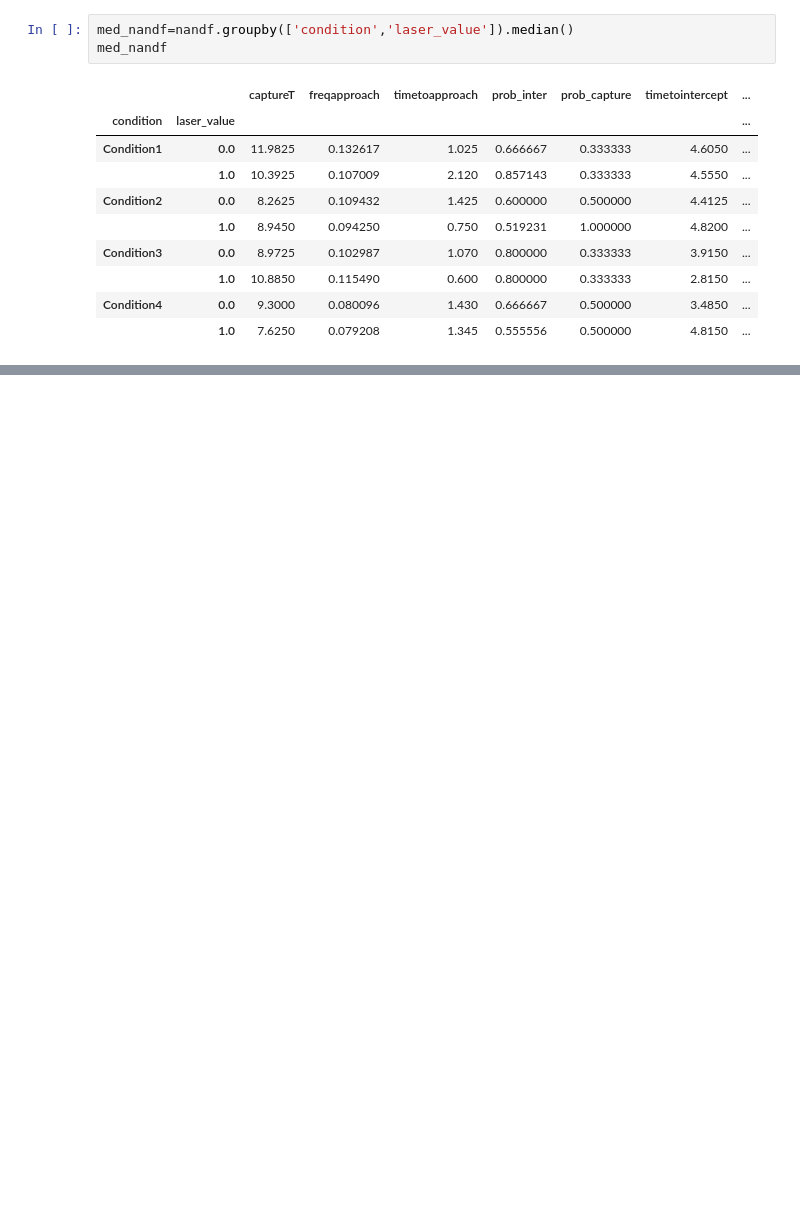
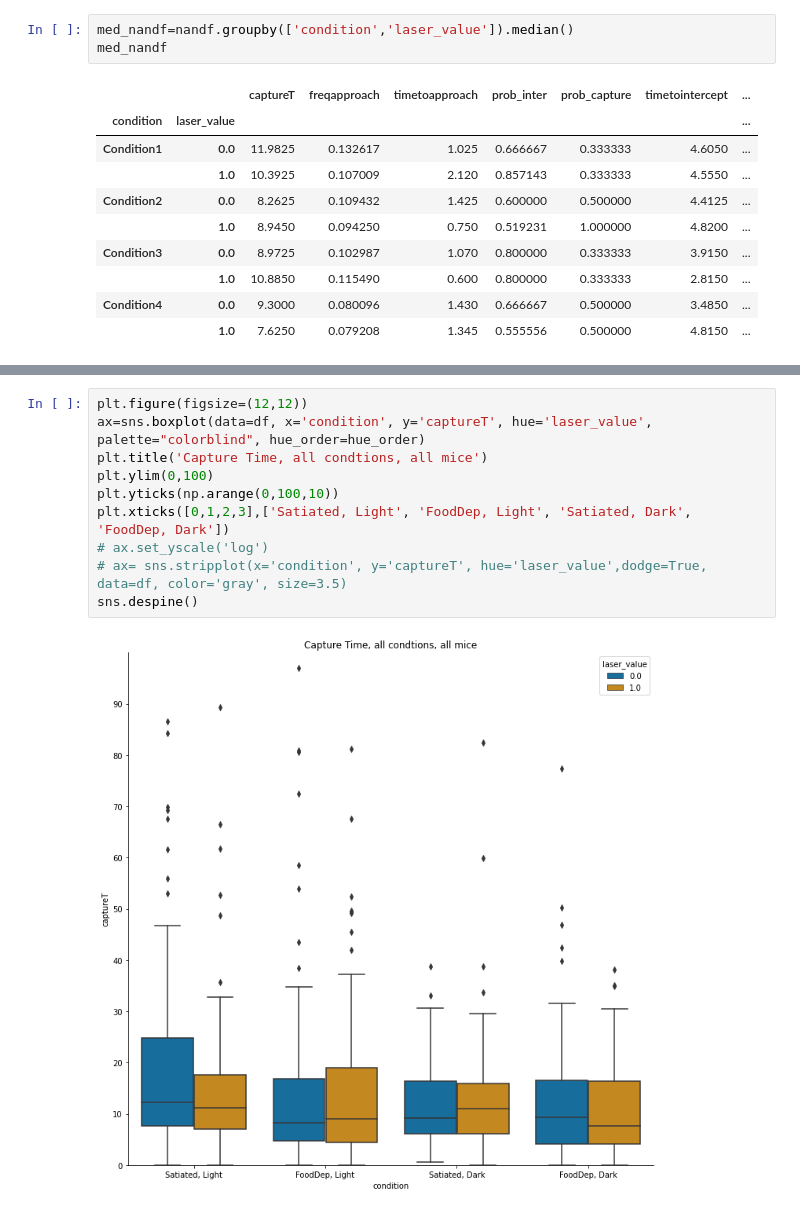
Before and after one commit to wehr-lab/Prey_Capture_Python, a Jupyter notebook: notebooks/groupmetrics_v2.ipynb, the cells around one changed output, grey strips where cells are left out. Drawn from its saved outputs; the diff is of its cells as text; blank space fills up the shorter version.

```diff
--- a/notebooks/groupmetrics_v2.ipynb
+++ b/notebooks/groupmetrics_v2.ipynb
@@ -774,0 +569,12 @@ med_nandf
+# %%
+plt.figure(figsize=(12,12))
+ax=sns.boxplot(data=df, x='condition', y='captureT', hue='laser_value', palette="colorblind", hue_order=hue_order)
+plt.title('Capture Time, all condtions, all mice')
+plt.ylim(0,100)
+plt.yticks(np.arange(0,100,10))
+plt.xticks([0,1,2,3],['Satiated, Light', 'FoodDep, Light', 'Satiated, Dark', 'FoodDep, Dark'])
+# ax.set_yscale('log')
+# ax= sns.stripplot(x='condition', y='captureT', hue='laser_value',dodge=True, data=df, color='gray', size=3.5)
+sns.despine()
+# %% [output]
+[figure, added]
```
Also changed, not shown: parts of 209 cells of this notebook, 2 other files.
